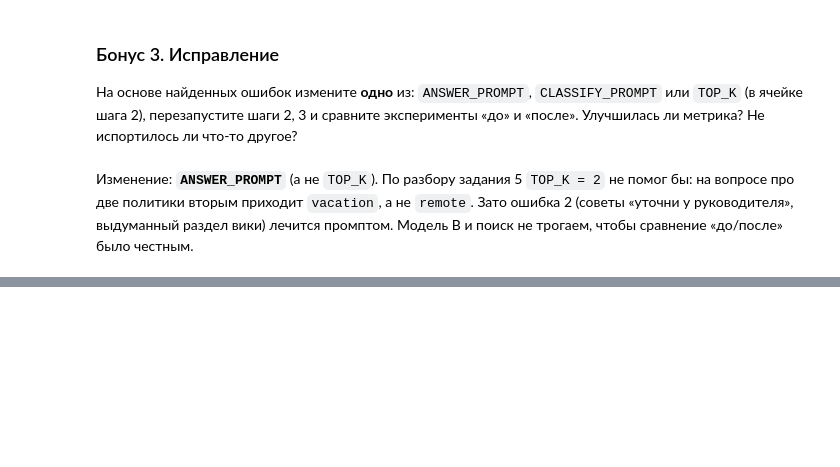
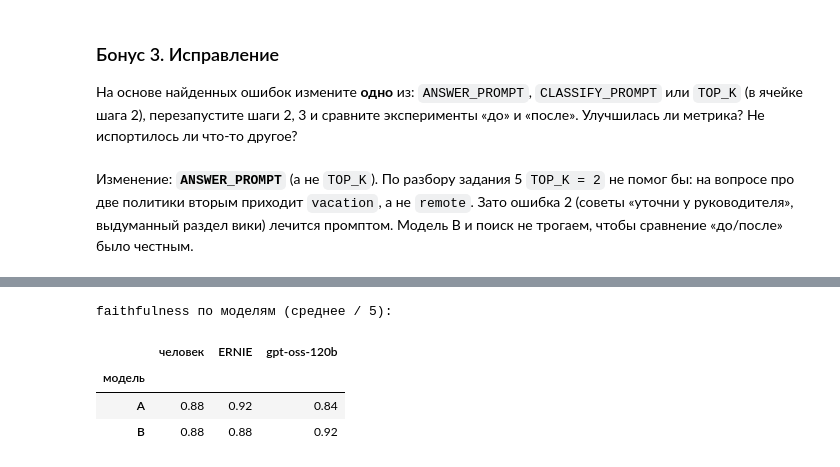
Before and after one commit to bbzet/ai-agentic-labs, a Jupyter notebook: lab_8/Lab8_HR_agent_evaluation.ipynb, the cells around one changed output, grey strips where cells are left out. Saved outputs shown, nothing was run; the diff lists cells and outputs as text; code cells hidden in the pictures; blank space fills up the shorter version.

```diff
--- a/lab_8/Lab8_HR_agent_evaluation.ipynb
+++ b/lab_8/Lab8_HR_agent_evaluation.ipynb
@@ -625,0 +721,10 @@ before_after[before_after["feedback.faithfulness до"].notna()]
+# %%
+
+print("faithfulness по моделям (среднее / 5):")
+judges.groupby("модель")[["человек", "ERNIE", "gpt-oss-120b"]].mean().div(5).round(2)
+# %% [output]
+faithfulness по моделям (среднее / 5):
+|  | человек | ERNIE | gpt-oss-120b |
+| модель |  |  |  |
+| A | 0.88 | 0.92 | 0.84 |
+| B | 0.88 | 0.88 | 0.92 |
```
Also changed, not shown: parts of 6 cells of this notebook, 2 other files.
